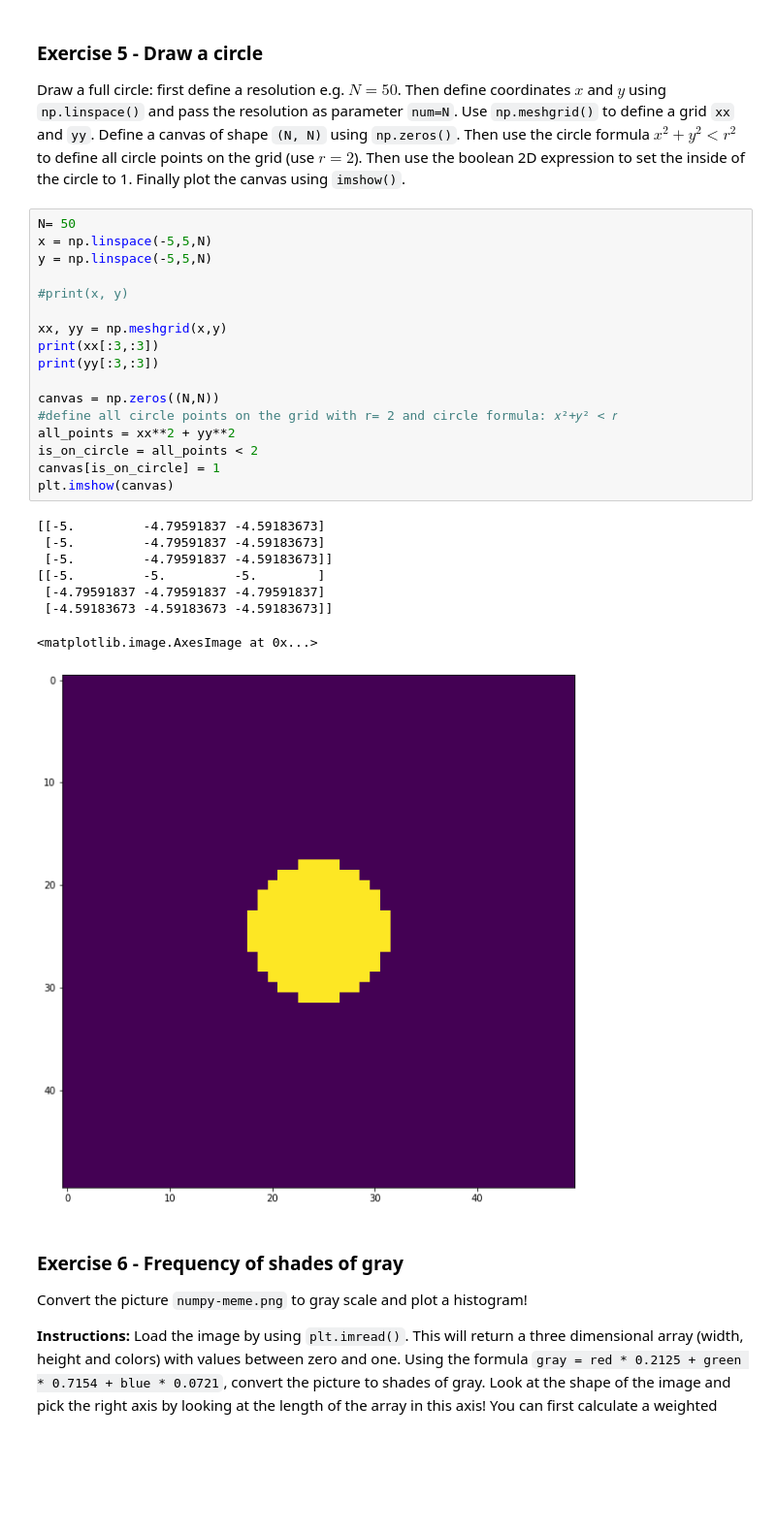
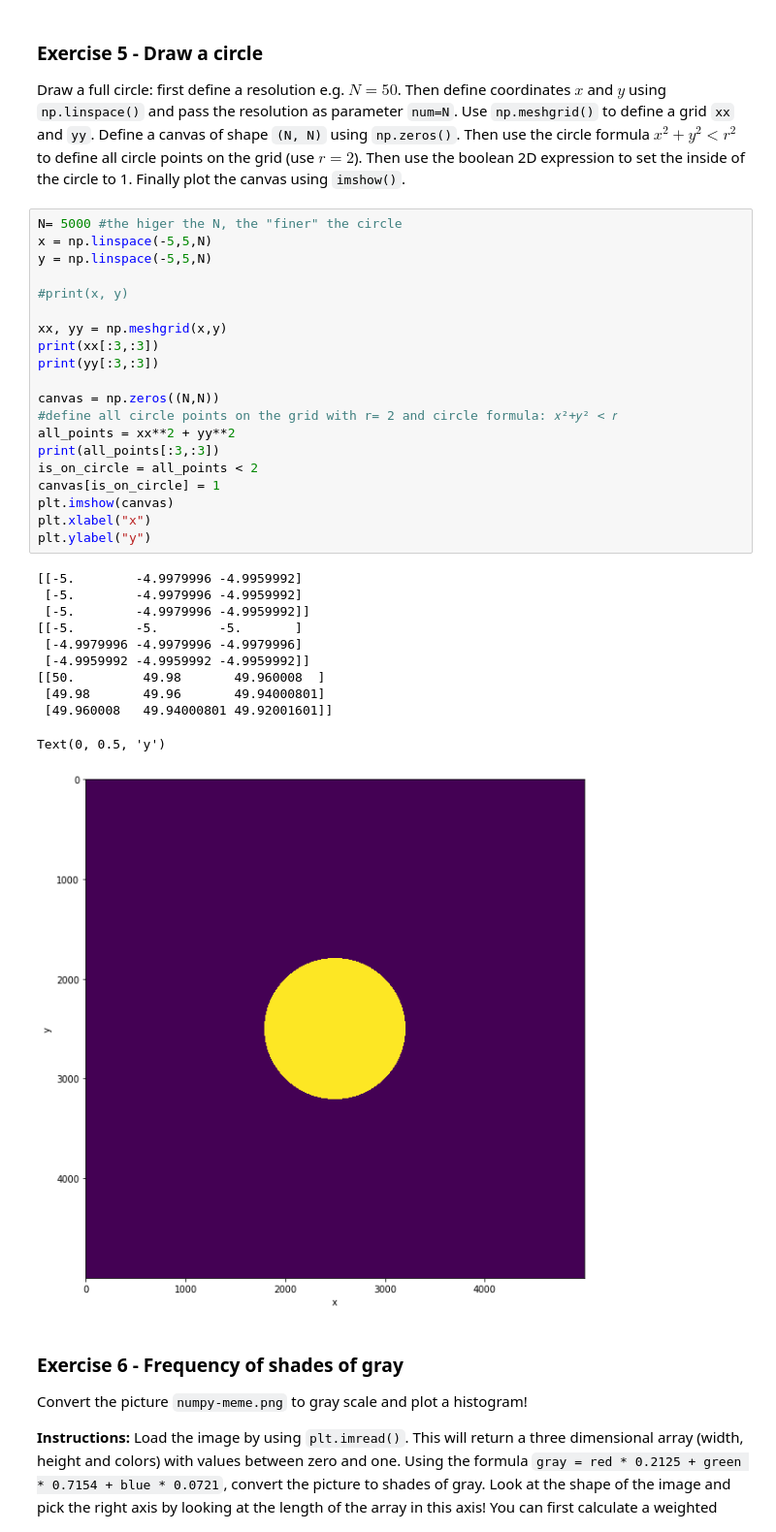
Before and after one commit to barbarakalous/homework-scientific-computing, a Jupyter notebook: homework05-numpy-scipy/homework05-karnerk.ipynb, the cells around one changed output. Shown: that part at 97% size. Cells and saved outputs as stored; diff of their text form; blank space fills up the shorter version.

```diff
--- a/homework05-numpy-scipy/homework05-karnerk.ipynb
+++ b/homework05-numpy-scipy/homework05-karnerk.ipynb
@@ -241,31 +241,37 @@ plt.imshow(canvas, cmap='gray')
 
 Draw a full circle: first define a resolution e.g. $N=50$. Then define coordinates $x$ and $y$ using `np.linspace()` and pass the resolution as parameter `num=N`. Use `np.meshgrid()` to define a grid `xx` and `yy`. Define a canvas of shape `(N, N)` using `np.zeros()`. Then use the circle formula $x^2 + y^2 < r^2$ to define all circle points on the grid (use $r=2$). Then use the boolean 2D expression to set the inside of the circle to 1. Finally plot the canvas using `imshow()`.
 # %%
-N= 50
+N= 5000 #the higer the N, the "finer" the circle
 x = np.linspace(-5,5,N)
 y = np.linspace(-5,5,N)
 
 #print(x, y)
 
 xx, yy = np.meshgrid(x,y)
 print(xx[:3,:3])
 print(yy[:3,:3])
 
 canvas = np.zeros((N,N))
 #define all circle points on the grid with r= 2 and circle formula: 𝑥²+𝑦² < 𝑟
 all_points = xx**2 + yy**2
+print(all_points[:3,:3])
 is_on_circle = all_points < 2
 canvas[is_on_circle] = 1
 plt.imshow(canvas)
+plt.xlabel("x")
+plt.ylabel("y")
 # %% [output]
-[[-5.         -4.79591837 -4.59183673]
- [-5.         -4.79591837 -4.59183673]
- [-5.         -4.79591837 -4.59183673]]
-[[-5.         -5.         -5.        ]
- [-4.79591837 -4.79591837 -4.79591837]
- [-4.59183673 -4.59183673 -4.59183673]]
+[[-5.        -4.9979996 -4.9959992]
+ [-5.        -4.9979996 -4.9959992]
+ [-5.        -4.9979996 -4.9959992]]
+[[-5.        -5.        -5.       ]
+ [-4.9979996 -4.9979996 -4.9979996]
+ [-4.9959992 -4.9959992 -4.9959992]]
+[[50.         49.98       49.960008  ]
+ [49.98       49.96       49.94000801]
+ [49.960008   49.94000801 49.92001601]]
-<matplotlib.image.AxesImage at 0x...>
+Text(0, 0.5, 'y')
-[figure, old version]
+[figure, new version]
 # %% [markdown]
 ### Exercise 6 - Frequency of shades of gray
 
```
Also changed, not shown: parts of 1 cell of this notebook.
